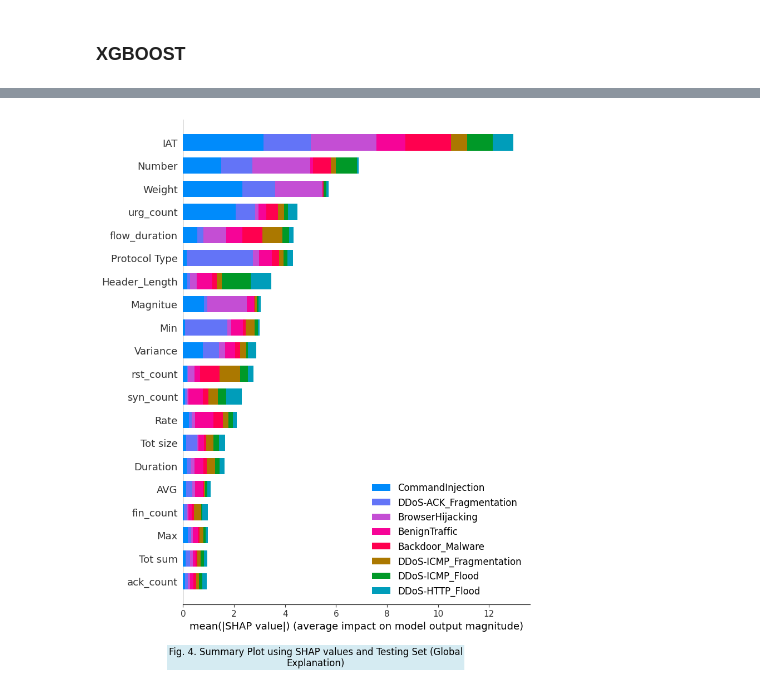
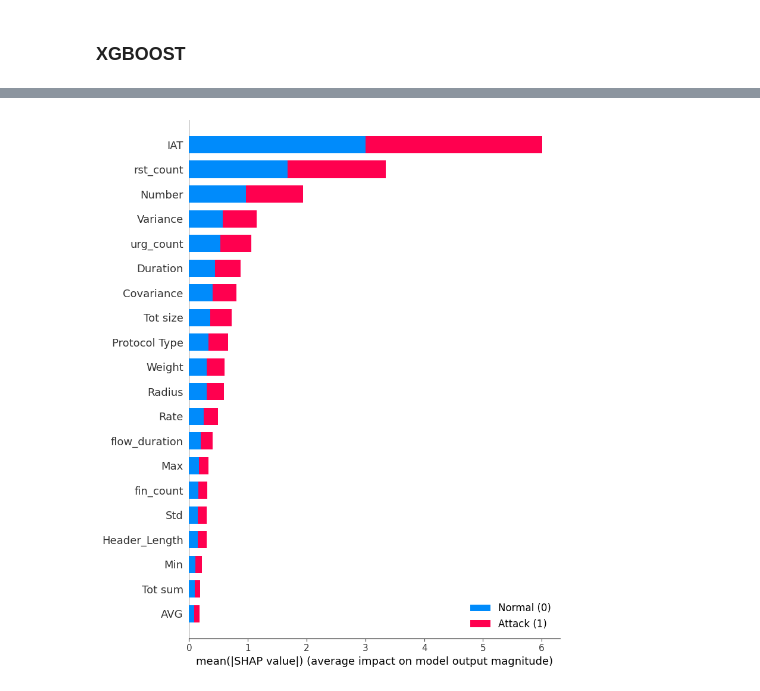
Before and after one commit to ArmitaKia/xai-xgboost-project, a Jupyter notebook: cleaning-data.ipynb, the cells around one changed output, grey strips where cells are left out. Saved outputs shown, nothing was run; the diff lists cells and outputs as text; code cells hidden in the pictures.

Commit message:
add model and xai

```diff
--- a/cleaning-data.ipynb
+++ b/cleaning-data.ipynb
@@ -527,42 +571,34 @@ Training XGBoost model (this may take a few minutes)...
 # %%
 import shap
 import matplotlib.pyplot as plt
+import numpy as np
 
-# 1. Sample the test set to save computation time (e.g., 5000 rows)
-# If your computer is fast enough, you can increase this number
-X_test_sample = X_test.sample(n=5000, random_state=42)
+X_test_sample = X_test_final.sample(n=5000, random_state=42)
 
-# 2. Create the SHAP Explainer using the trained XGBoost model
+#  Create the SHAP Explainer using the trained XGBoost model
 explainer = shap.TreeExplainer(xgb_model)
 
-# 3. Calculate SHAP values for the sample
-# For multi-class XGBoost, this returns a list of arrays (one for each class)
+#  Calculate SHAP values for the sample
 shap_values = explainer.shap_values(X_test_sample)
 
-# 4. Generate the Summary Plot (bar chart)
+
+shap_values_list = [shap_values * -1, shap_values]
+
+# Define class names for the legend
+class_names = ['Normal (0)', 'Attack (1)']
+
+# Generate the Summary Plot (bar chart)
 plt.figure(figsize=(10, 8))
 
-# class_names parameter can be added if you want specific names instead of "Class 0", "Class 1", etc.
-# example: class_names = encoder.classes_
 shap.summary_plot(
-    shap_values,
+    shap_values_list,
     X_test_sample,
     plot_type="bar",
-    class_names=encoder.classes_, # Assumes label_encoder is the one used for XGBoost targets
+    class_names=class_names,
     show=False
-)
-
-# 5. Add the caption at the bottom
-plt.figtext(
-    0.5,
-    -0.05,
-    "Fig. 4. Summary Plot using SHAP values and Testing Set (Global\nExplanation)",
-    ha="center",
-    fontsize=12,
-    bbox=dict(facecolor='lightblue', alpha=0.5, edgecolor='none', pad=2) # Matches the blue highlight
 )
 
 plt.tight_layout()
 plt.show()
 # %% [output]
-[figure, old version]
+[figure, new version]
```
Also changed, not shown: parts of 3 cells of this notebook.
